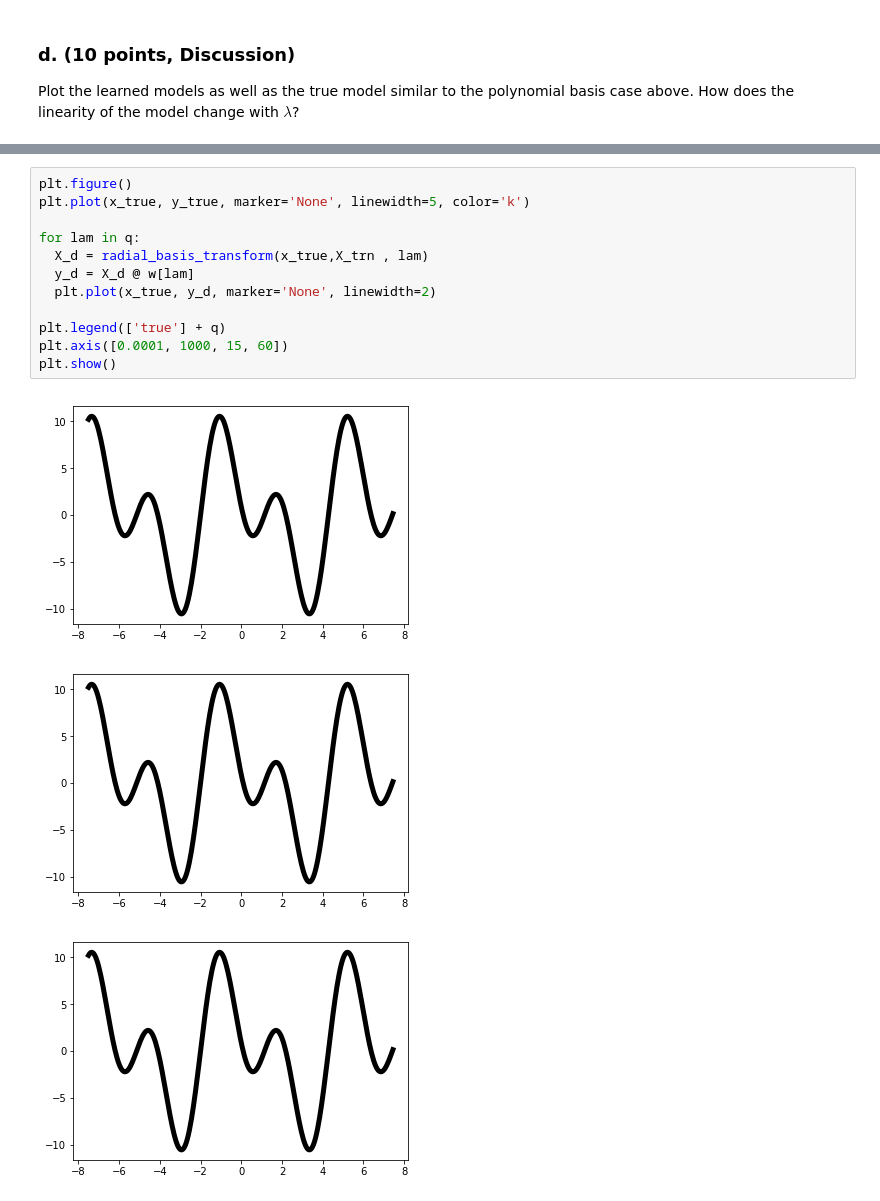
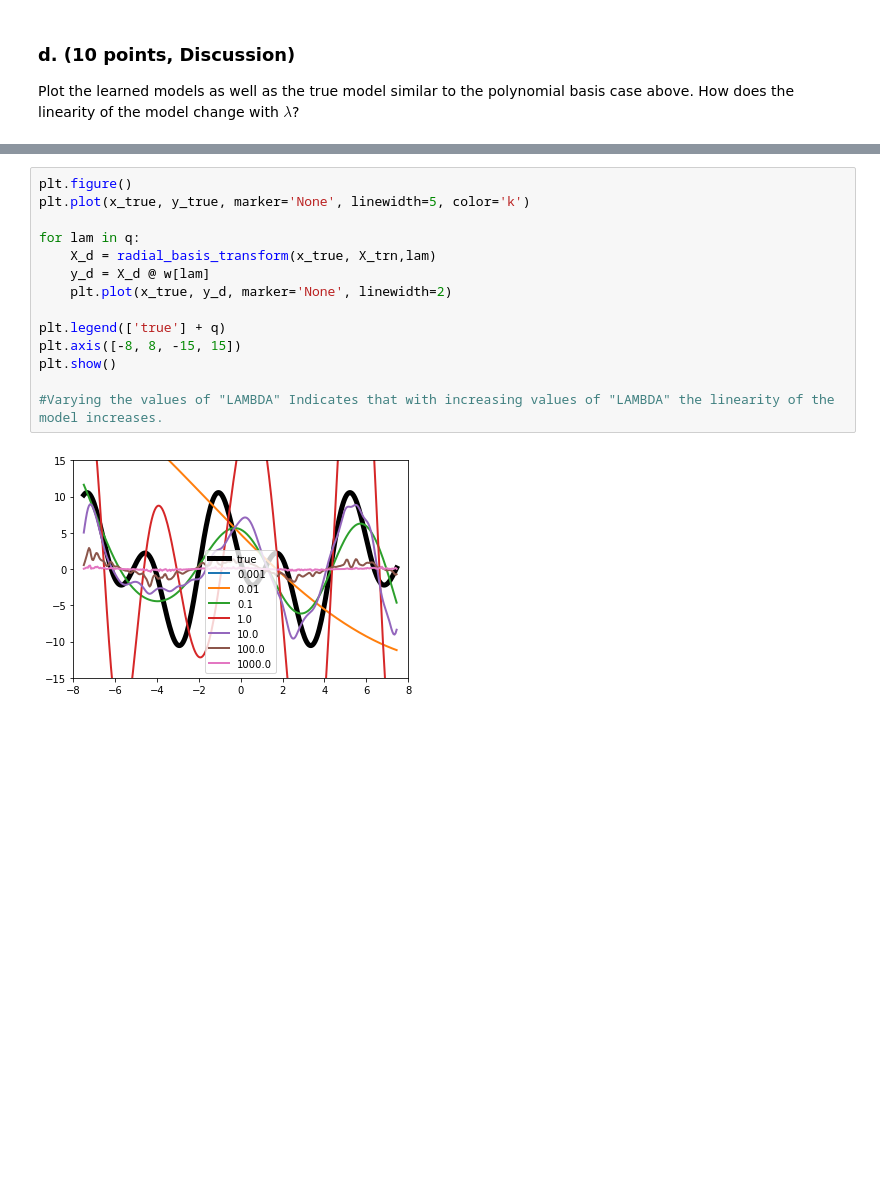
Before and after one commit to anirudh1492/ML_101, a Jupyter notebook: CS6375_Homework1.ipynb, the cells around one changed output, grey strips where cells are left out. Cells and saved outputs as stored; diff of their text form; blank space fills up the shorter version.

```diff
--- a/CS6375_Homework1.ipynb
+++ b/CS6375_Homework1.ipynb
@@ -374,16 +384,16 @@ Plot the learned models as well as the true model similar to the polynomial basi
 # %%
 plt.figure()
 plt.plot(x_true, y_true, marker='None', linewidth=5, color='k')
 
 for lam in q:
-  X_d = radial_basis_transform(x_true,X_trn , lam)
-  y_d = X_d @ w[lam]
-  plt.plot(x_true, y_d, marker='None', linewidth=2)
+    X_d = radial_basis_transform(x_true, X_trn,lam)
+    y_d = X_d @ w[lam]
+    plt.plot(x_true, y_d, marker='None', linewidth=2)
 
 plt.legend(['true'] + q)
-plt.axis([0.0001, 1000, 15, 60])
+plt.axis([-8, 8, -15, 15])
 plt.show()
+
+#Varying the values of "LAMBDA" Indicates that with increasing values of "LAMBDA" the linearity of the model increases.
 # %% [output]
-[figure, old version]
+[figure, new version]
-[figure, removed]
-[figure, removed]
```
Also changed, not shown: parts of 6 cells of this notebook.
